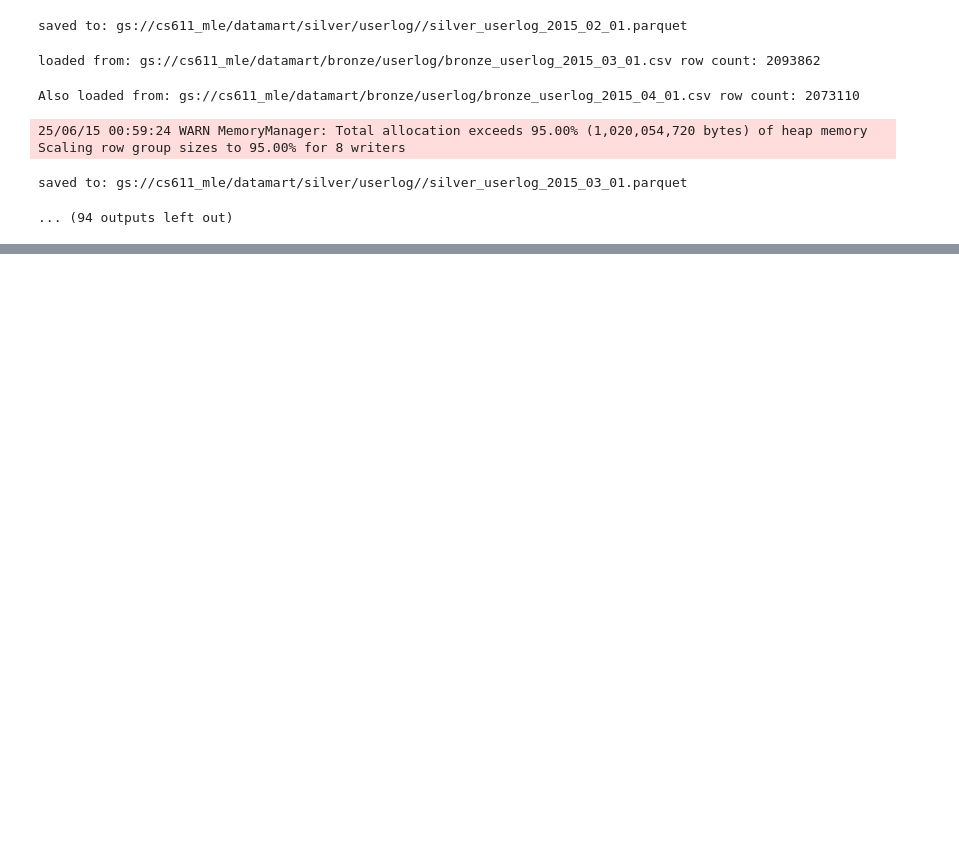
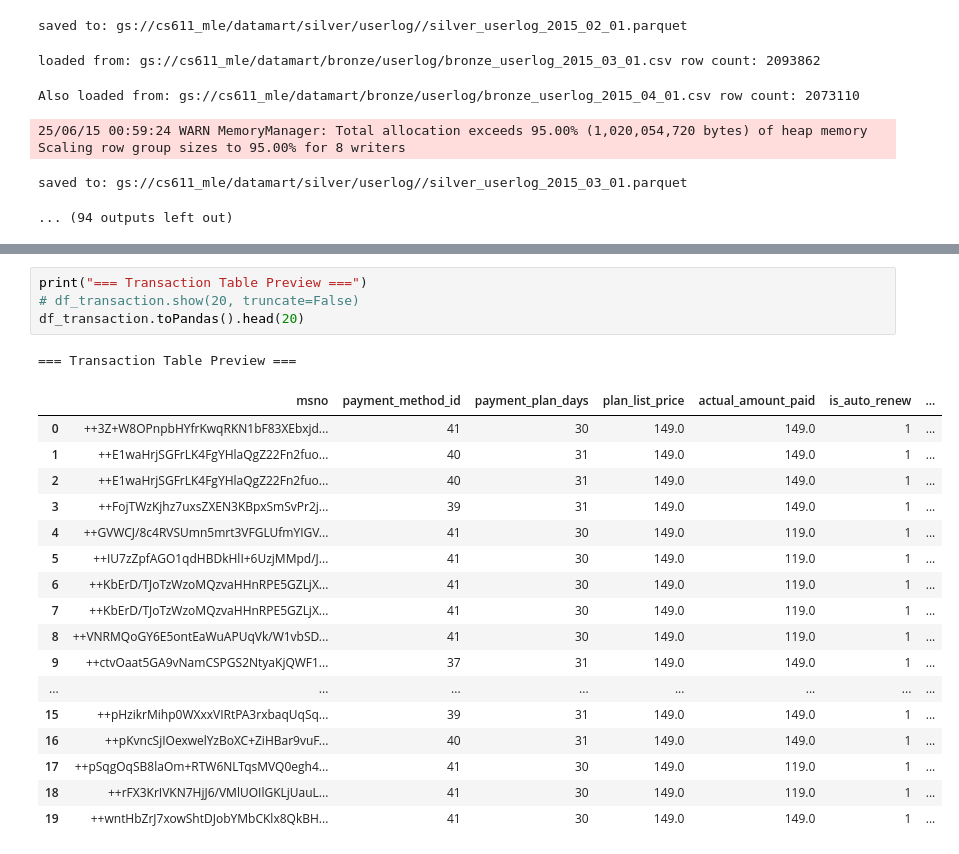
Before and after one commit to ivanckng/CS611_MLE_Group_Project, a Jupyter notebook: FeatureEngineering_Willy.ipynb, the cells around one changed output, grey strips where cells are left out. Saved outputs shown, nothing was run; the diff lists cells and outputs as text; blank space fills up the shorter version.

```diff
--- a/FeatureEngineering_Willy.ipynb
+++ b/FeatureEngineering_Willy.ipynb
@@ -278,0 +409,23 @@ saved to: gs://cs611_mle/datamart/silver/userlog//silver_userlog_2015_03_01.parq
+# %%
+print("=== Transaction Table Preview ===")
+# df_transaction.show(20, truncate=False)
+df_transaction.toPandas().head(20)
+# %% [output]
+=== Transaction Table Preview ===
+|  | msno | payment_method_id | payment_plan_days | plan_list_price | actual_amount_paid | is_auto_renew | ... |
+| 0 | ++3Z+W8OPnpbHYfrKwqRKN1bF83XEbxjd... | 41 | 30 | 149.0 | 149.0 | 1 | ... |
+| 1 | ++E1waHrjSGFrLK4FgYHlaQgZ22Fn2fuo... | 40 | 31 | 149.0 | 149.0 | 1 | ... |
+| 2 | ++E1waHrjSGFrLK4FgYHlaQgZ22Fn2fuo... | 40 | 31 | 149.0 | 149.0 | 1 | ... |
+| 3 | ++FojTWzKjhz7uxsZXEN3KBpxSmSvPr2j... | 39 | 31 | 149.0 | 149.0 | 1 | ... |
+| 4 | ++GVWCJ/8c4RVSUmn5mrt3VFGLUfmYIGV... | 41 | 30 | 149.0 | 119.0 | 1 | ... |
+| 5 | ++IU7zZpfAGO1qdHBDkHlI+6UzjMMpd/J... | 41 | 30 | 149.0 | 119.0 | 1 | ... |
+| 6 | ++KbErD/TJoTzWzoMQzvaHHnRPE5GZLjX... | 41 | 30 | 149.0 | 119.0 | 1 | ... |
+| 7 | ++KbErD/TJoTzWzoMQzvaHHnRPE5GZLjX... | 41 | 30 | 149.0 | 119.0 | 1 | ... |
+| 8 | ++VNRMQoGY6E5ontEaWuAPUqVk/W1vbSD... | 41 | 30 | 149.0 | 119.0 | 1 | ... |
+| 9 | ++ctvOaat5GA9vNamCSPGS2NtyaKjQWF1... | 37 | 31 | 149.0 | 149.0 | 1 | ... |
+| ... | ... | ... | ... | ... | ... | ... | ... |
+| 15 | ++pHzikrMihp0WXxxVIRtPA3rxbaqUqSq... | 39 | 31 | 149.0 | 149.0 | 1 | ... |
+| 16 | ++pKvncSjIOexwelYzBoXC+ZiHBar9vuF... | 40 | 31 | 149.0 | 149.0 | 1 | ... |
+| 17 | ++pSqgOqSB8laOm+RTW6NLTqsMVQ0egh4... | 41 | 30 | 149.0 | 119.0 | 1 | ... |
+| 18 | ++rFX3KrIVKN7HjJ6/VMlUOIlGKLjUauL... | 41 | 30 | 149.0 | 119.0 | 1 | ... |
+| 19 | ++wntHbZrJ7xowShtDJobYMbCKlx8QkBH... | 41 | 30 | 149.0 | 149.0 | 1 | ... |
```
Also changed, not shown: parts of 8 cells of this notebook, 1 other file.
